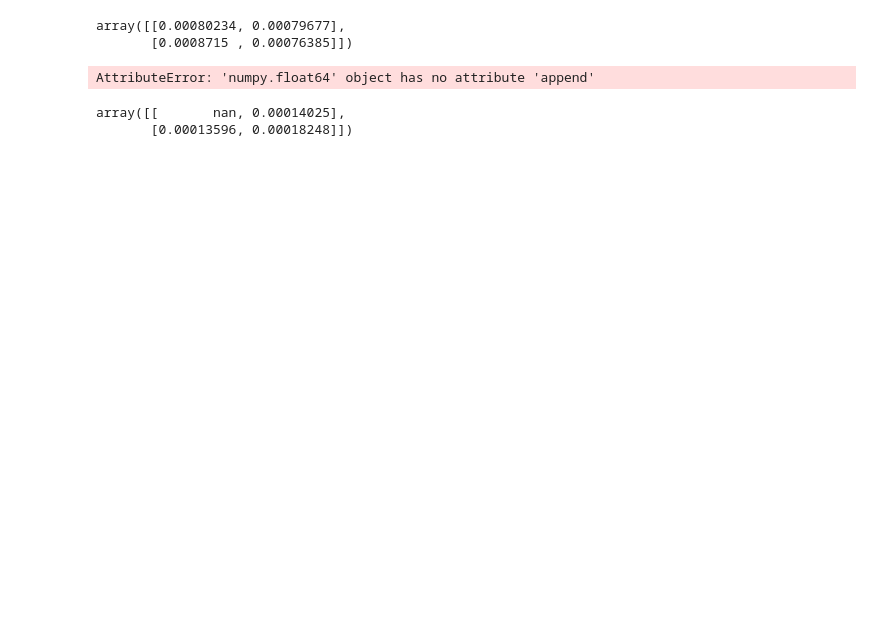
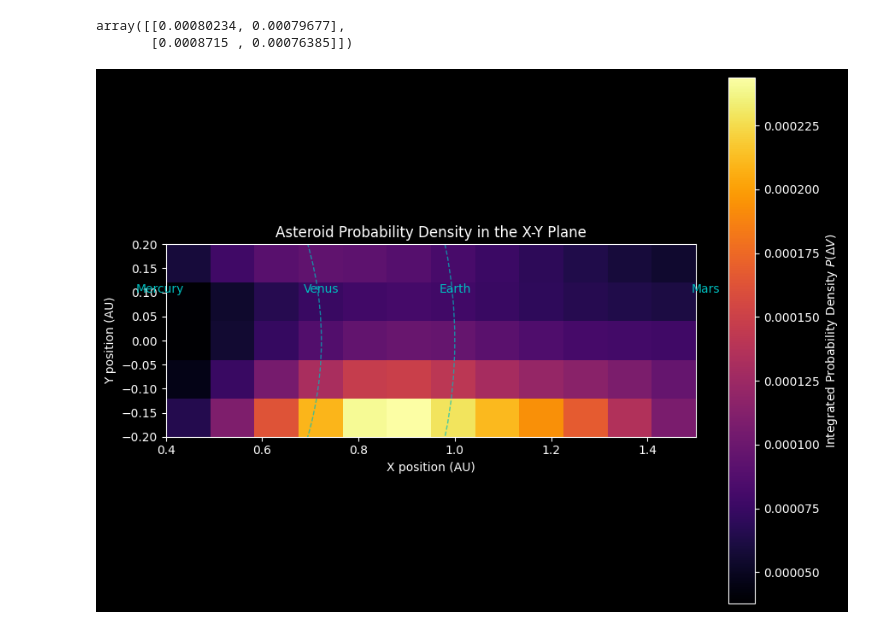
Before and after one commit to JuanitaAgudelo/TesisRepo, a Jupyter notebook: density_space_mapping/z_grid_mapping.ipynb, the cells around one changed output. Cells and saved outputs as stored; diff of their text form; code cells hidden in the pictures; blank space fills up the shorter version.

Commit message:
mapping two methods spheric integration

```diff
--- a/density_space_mapping/z_grid_mapping.ipynb
+++ b/density_space_mapping/z_grid_mapping.ipynb
@@ -902,12 +935,3 @@ probability_map
 # %% [output]
 array([[0.00080234, 0.00079677],
        [0.0008715 , 0.00076385]])
-# %%
-grid_map[i, j].append(center_pos)
-# %% [output]
-AttributeError: 'numpy.float64' object has no attribute 'append'
-# %%
-probability_map
-# %% [output]
-array([[       nan, 0.00014025],
-       [0.00013596, 0.00018248]])
@@ -915,0 +938,45 @@ np.savetxt(f"PX_integration_XY_grid_min={x_min}_max={x_max}.dat", probability_ma
+# %%
+with open("PX_integration_XY_grid_xmin=0.4_xmax=1.5_ymin=-0.2_ymax=0.2.dat", "rb") as f:
+    integral_grid = np.loadtxt(f, delimiter=',', skiprows=3)
+# %%
+with open("PX_integration_XY_grid_xmin=0.4_xmax=1.5_ymin=-0.2_ymax=0.2.dat", "rb") as f:
+    integral_grid = np.loadtxt(f, delimiter=',', skiprows=3)
+
+x_min, x_max = 0.4, 1.5
+y_min, y_max = -0.2, 0.2
+
+log_prob_map = np.log10(integral_grid + 1e-20)
+
+plt.style.use('dark_background')
+fig, ax = plt.subplots(figsize=(10, 8))
+
+im = ax.imshow(
+    integral_grid,
+    #log_prob_map, # Uncomment this line to plot the log of the probability
+    cmap='inferno',
+    extent=[x_min, x_max, y_min, y_max],
+    origin='lower',
+    interpolation='nearest'
+)
+
+cbar = fig.colorbar(im)
+cbar.set_label('Integrated Probability Density $P(\Delta V)$')
+
+ax.set_xlabel('X position (AU)')
+ax.set_ylabel('Y position (AU)')
+ax.set_title('Asteroid Probability Density in the X-Y Plane')
+ax.set_aspect('equal', adjustable='box')
+
+def plot_orbit(radius, label):
+    circle = plt.Circle((0, 0), radius, color='c', fill=False, linestyle='--', alpha=0.7)
+    ax.add_artist(circle)
+    ax.text(radius, 0.1, label, color='c', ha='center')
+
+plot_orbit(0.387, 'Mercury')
+plot_orbit(0.723, 'Venus')
+plot_orbit(1.0, 'Earth')
+plot_orbit(1.52, 'Mars')
+
+plt.show()
+# %% [output]
+[figure, added]
```
Also changed, not shown: parts of 4 cells of this notebook, 16 other files.
